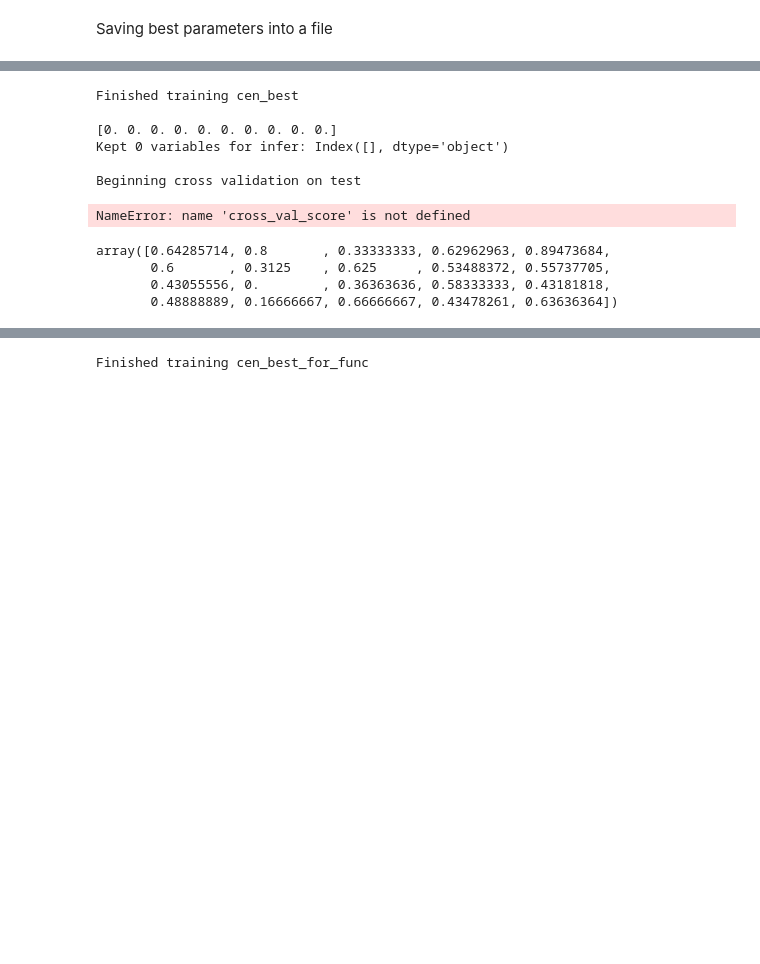
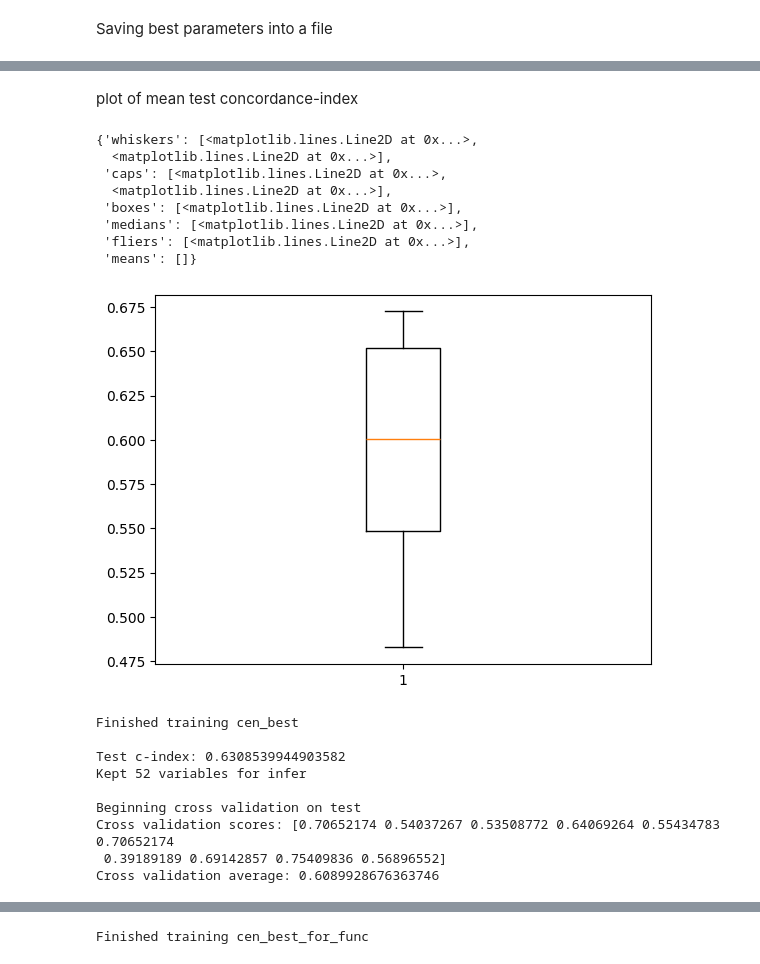
Before and after one commit to giorgiaBertacchini/miRNA_survival_analysis, a Jupyter notebook: notebooks/cox_regression.ipynb, the cells around one changed output, grey strips where cells are left out. Cells and saved outputs as stored; diff of their text form; code cells hidden in the pictures; blank space fills up the shorter version.

```diff
--- a/notebooks/cox_regression.ipynb
+++ b/notebooks/cox_regression.ipynb
@@ -180,19 +215,9 @@ estimated_alphas = cen.named_steps["coxnetsurvivalanalysis"].alphas_
 # %% [markdown]
 and perform another random search for alphas values
 # %%
-def c_index_scorer(estimator, X, y):
-    # Estrai i campi 'death' e 'days' da y
-    event_indicator = y['event']
-    event_time = y['time']
-    # Predici i punteggi di rischio
-    risk_scores = estimator.predict(X)
-    # Calcola il concordance index
-    c_index = concordance_index_censored(event_indicator, event_time, risk_scores)[0]
-    return c_index
+cen = CoxnetSurvivalAnalysis(**best_params)
 
-cen = CoxnetSurvivalAnalysis(**rcv.best_params_)
-
-gcv = RandomizedSearchCV(
+rcv = RandomizedSearchCV(
     cen,
     param_distributions={
         "alphas":[[v] for v in map(float, estimated_alphas)]
@@ -200,7 +225,7 @@ gcv = RandomizedSearchCV(
     cv=kfold,
     scoring=c_index_scorer,
     error_score=0.5,
-    n_iter=30,
+    n_iter=30, # 30
     n_jobs=8,
     verbose=2,
     random_state=SEED
@@ -208,8 +233,11 @@ gcv = RandomizedSearchCV(
 
 print("\n\n")
 
-res = pd.DataFrame(gcv.cv_results_)
-print(gcv.best_params_)
+res = pd.DataFrame(rcv.cv_results_)
+print(rcv.best_params_)
 
-# estimated time 10min
+best_params['alphas'] = rcv.best_params_['alphas']
+
+# estimated time for miRNA: 18min
+# estimated time for mRNA:  30min
 # %% [output]
@@ -282,30 +379,41 @@ best_params
+# %% [markdown]
+plot of mean test concordance-index
+# %%
+plt.boxplot(res['mean_test_score'])
+# %% [output]
+{'whiskers': [<matplotlib.lines.Line2D at 0x...>,
+  <matplotlib.lines.Line2D at 0x...>],
+ 'caps': [<matplotlib.lines.Line2D at 0x...>,
+  <matplotlib.lines.Line2D at 0x...>],
+ 'boxes': [<matplotlib.lines.Line2D at 0x...>],
+ 'medians': [<matplotlib.lines.Line2D at 0x...>],
+ 'fliers': [<matplotlib.lines.Line2D at 0x...>],
+ 'means': []}
+[figure, added]
 # %%
-cen_best = CoxnetSurvivalAnalysis(alpha_min_ratio=best_params['alpha_min_ratio'], l1_ratio=best_params['l1_ratio'], alphas=best_params['alphas'], max_iter=100000) # for predicting just the risk score
-cen_best.fit(scaled_X, y)
+# cen_best = CoxnetSurvivalAnalysis(alpha_min_ratio=best_params['alpha_min_ratio'], l1_ratio=best_params['l1_ratio'], alphas=[best_model['alpha']], max_iter=100000)# for predicting just the risk score
+cen_best = CoxnetSurvivalAnalysis(alpha_min_ratio=best_params['alpha_min_ratio'], l1_ratio=best_params['l1_ratio'], alphas=best_params['alphas'], max_iter=100000)#  #for predicting just the risk score
+cen_best.fit(X_train, y_train)
 print("\nFinished training cen_best\n")
 
-pred_res = cen_best.predict(scaled_X)
-print(pred_res[:10])
+pred_res = cen_best.predict(X_test)
+c_index = c_index_scorer(cen_best, X_test, y_test)
+print(f"Test c-index: {c_index}")
 
 best_vars = X_train.columns[np.where(cen_best.coef_ != 0)[0]]
-print(f"Kept {len(best_vars)} variables for infer: {best_vars}\n")
+print(f"Kept {len(best_vars)} variables for infer\n")
 
 print("Beginning cross validation on test")
-cv = cross_val_score(cen_best, scaled_X, y, cv=kfold, scoring=c_index_scorer)
+cv = cross_val_score(cen_best, X, y, cv=kfold, scoring=c_index_scorer)
 print(f"Cross validation scores: {cv}")
-print(f"Cross validation average: {cv.mean()}")
+print(f"Cross validation average: {cv.sum()/len(cv)}")
 # %% [output]
 Finished training cen_best
 
-[0. 0. 0. 0. 0. 0. 0. 0. 0. 0.]
-Kept 0 variables for infer: Index([], dtype='object')
+Test c-index: 0.6308539944903582
+Kept 52 variables for infer
 
 Beginning cross validation on test
+Cross validation scores: [0.70652174 0.54037267 0.53508772 0.64069264 0.55434783 0.70652174
+ 0.39189189 0.69142857 0.75409836 0.56896552]
+Cross validation average: 0.6089928676363746
-NameError: name 'cross_val_score' is not defined
-# %%
-cv
-# %% [output]
-array([0.64285714, 0.8       , 0.33333333, 0.62962963, 0.89473684,
-       0.6       , 0.3125    , 0.625     , 0.53488372, 0.55737705,
-       0.43055556, 0.        , 0.36363636, 0.58333333, 0.43181818,
-       0.48888889, 0.16666667, 0.66666667, 0.43478261, 0.63636364])
```
Also changed, not shown: parts of 27 cells of this notebook, 5 other files.
